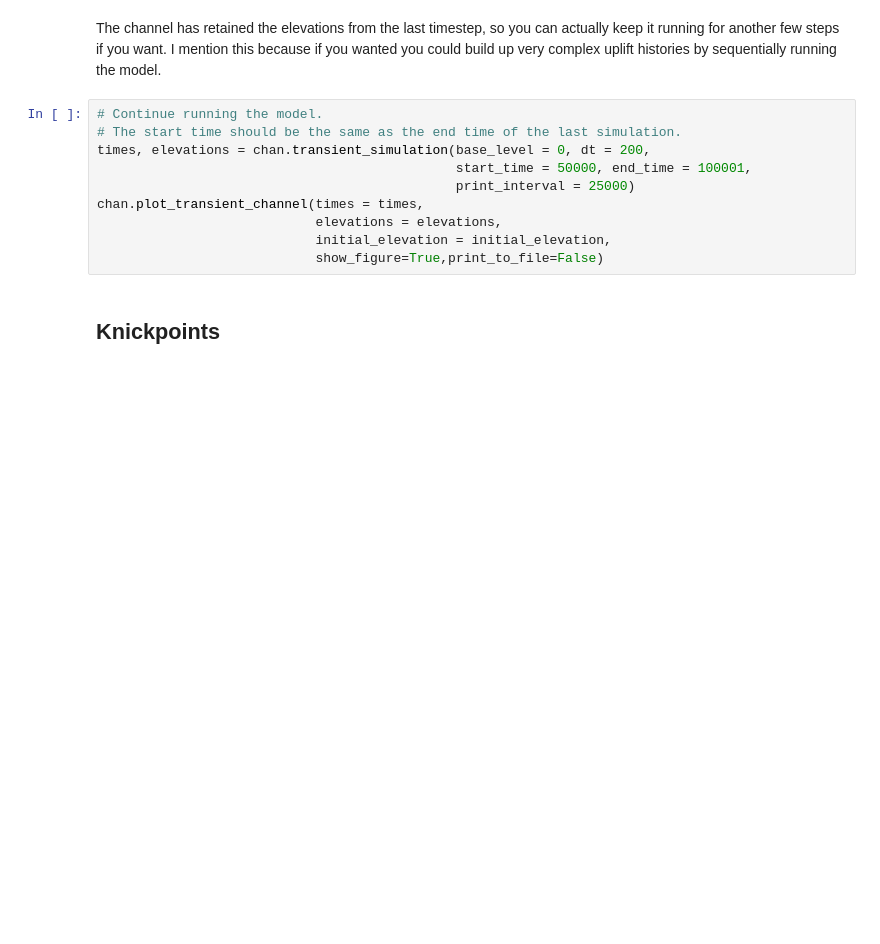
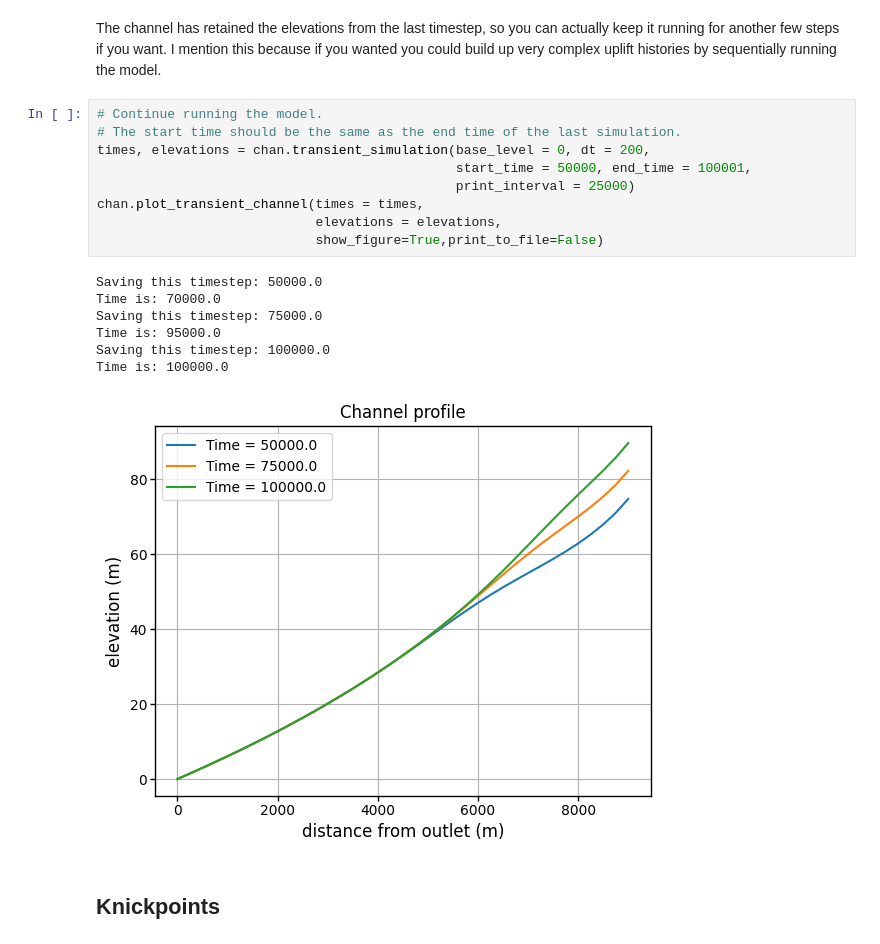
Before and after one commit to simon-m-mudd/smm_teaching_notebooks, a Jupyter notebook: Channel_incision/Lesson_03_transience_and_knickpoints.ipynb, the cells around one changed output. Saved outputs shown, nothing was run; the diff lists cells and outputs as text; blank space fills up the shorter version.

```diff
--- a/Channel_incision/Lesson_03_transience_and_knickpoints.ipynb
+++ b/Channel_incision/Lesson_03_transience_and_knickpoints.ipynb
@@ -41,13 +75,20 @@ The channel has retained the elevations from the last timestep, so you can actua
 # %%
 # Continue running the model.
 # The start time should be the same as the end time of the last simulation.
 times, elevations = chan.transient_simulation(base_level = 0, dt = 200,
                                               start_time = 50000, end_time = 100001,
                                               print_interval = 25000)
 chan.plot_transient_channel(times = times,
                             elevations = elevations,
-                            initial_elevation = initial_elevation,
                             show_figure=True,print_to_file=False)
+# %% [output]
+Saving this timestep: 50000.0
+Time is: 70000.0
+Saving this timestep: 75000.0
+Time is: 95000.0
+Saving this timestep: 100000.0
+Time is: 100000.0
+[figure, added]
 # %% [markdown]
 ## Knickpoints
 # %% [markdown]
```
Also changed, not shown: parts of 8 cells of this notebook.
